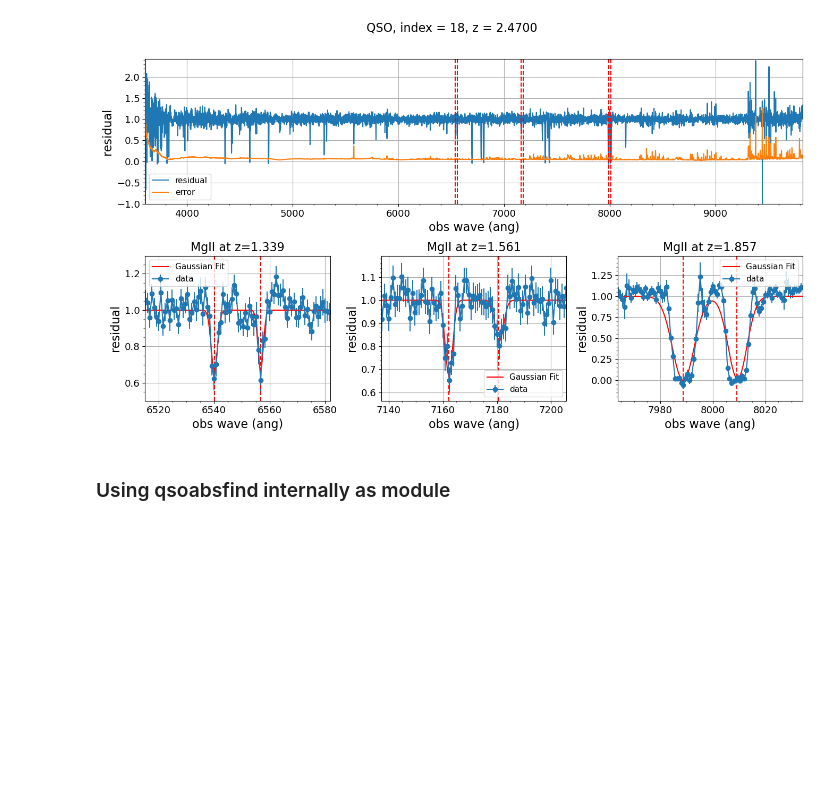
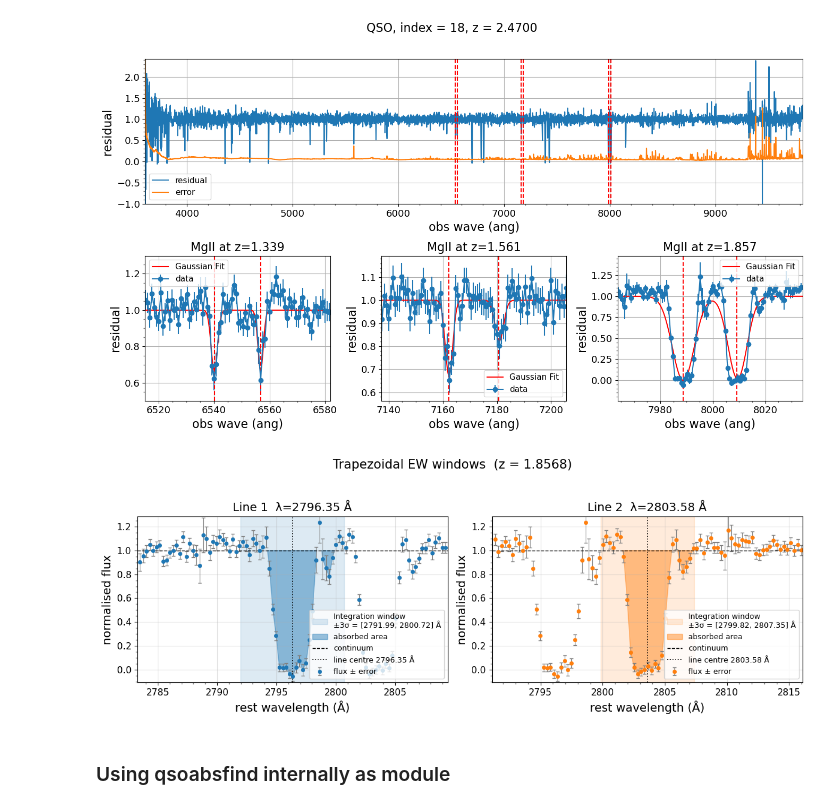
Before and after one commit to abhi0395/qsoabsfind, a Jupyter notebook: nb/desi_example.ipynb, the cells around one changed output. Drawn from its saved outputs; the diff is of its cells as text; code cells hidden in the pictures; blank space fills up the shorter version.

```diff
--- a/nb/desi_example.ipynb
+++ b/nb/desi_example.ipynb
@@ -74,6 +69,23 @@ plot_absorber(spectra, 'MgII', zabs, show_error=True, xlabel='obs wave (ang)', \
 INFO: plotting QSO INDEX = 18...
 INFO: Time taken to read ../data/desi/qso_test_spectra.fits 0.02 seconds
 [figure]
+# %%
+from qsoabsfind.utils import plot_trapezoidal_ew_windows
+
+z = zabs["Z_ABS"][-1]
+gauss_fit = zabs["GAUSS_FIT"][-1]
+line1, line2 = gauss_fit[1], gauss_fit[4]
+sigma1, sigma2 = gauss_fit[2], gauss_fit[5]
+
+
+plot_trapezoidal_ew_windows(
+    spectra.wavelength, spectra.flux, spectra.error, z=z,
+    line1=line1, line2=line2,
+    sigma1=sigma1, sigma2=sigma2,
+    n_sigma=3,
+)
+# %% [output]
+[figure, added]
 # %% [markdown]
 ### Using qsoabsfind internally as module
 # %%
```
Also changed, not shown: parts of 5 cells of this notebook, 7 other files.
